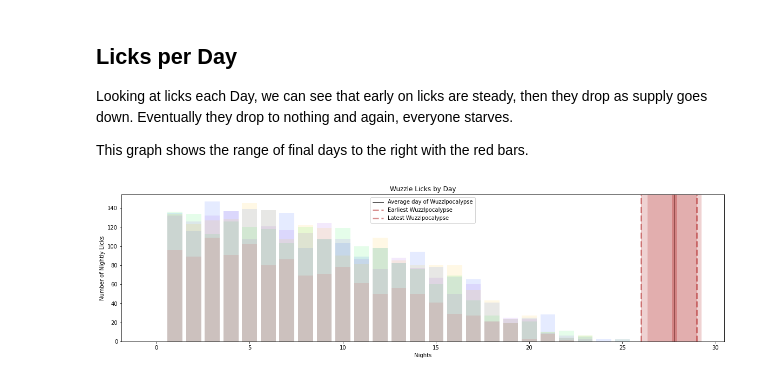
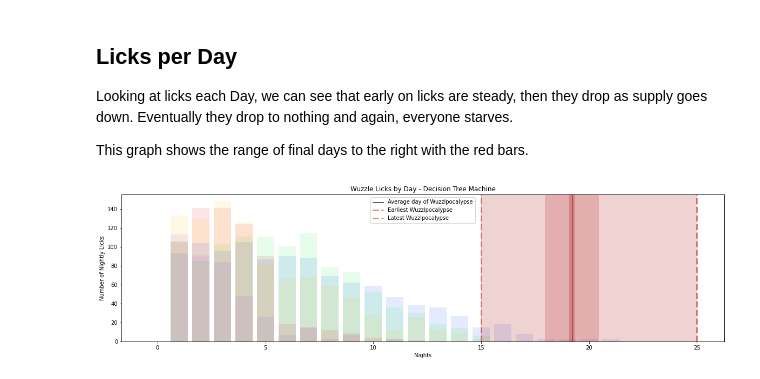
Before and after one commit to pcgentry/candy_machine, a Jupyter notebook: simulation_2_dt.ipynb, the cells around one changed output. Saved outputs shown, nothing was run; the diff lists cells and outputs as text; code cells hidden in the pictures.

```diff
--- a/simulation_2_dt.ipynb
+++ b/simulation_2_dt.ipynb
@@ -3,6 +3,8 @@
 
 ### Explore a Wuzzle simulation
 # %%
+from os import path
+
 import pandas as pd
 import numpy as np
 import graphviz
@@ -12,7 +14,12 @@ plt.style.use('seaborn-bright')
 from scipy.stats import norm
 from src.simulation import Simulation
 
-s = Simulation()
+if path.exists("models/decision_tree.joblib"):
+    os.remove("models/decision_tree.joblib")
+
+strategy_human = "Decision Tree Machine"
+strategy = "decision_tree"
+s = Simulation(strategy=strategy)
 
 num_simulations = 5
 image_prefix = "images/dt_"
@@ -20,7 +27,7 @@ image_prefix = "images/dt_"
 simulations = []
 
 for i in range(num_simulations):
-    simulations.append(Simulation(strategy="decision_tree"))
+    simulations.append(Simulation(strategy=strategy))
 
 nights_df = pd.DataFrame(s.nightly_stats)
 # %% [markdown]
@@ -217,27 +227,27 @@ This graph shows the range of final days to the right with the red bars.
 # %%
 plt.figure(figsize=(20, 5))
 
 for sim in simulations:
     nights_df = pd.DataFrame(sim.nightly_stats)
     support = list(range(len(nights_df)))
 
     plt.bar(height=nights_df['nightly_lick_counter'], x=support, alpha=.1)
 
 # plt.vlines(global_nights_mean)
 plt.axvline(global_nights_mean, color="black", linewidth=1, alpha=1, label="Average day of Wuzzlpocalypse")
 plt.axvline(global_nights_mean, color="firebrick", linewidth=10, alpha=.3)
 plt.axvline(global_nights_mean, color="firebrick", linewidth=100, alpha=.2)
 plt.axvline(global_nights_min, linestyle ="--", color="firebrick", linewidth=3, alpha=.5, label="Earliest Wuzzlpocalypse")
 plt.axvline(global_nights_max, linestyle ="--", color="firebrick", linewidth=3, alpha=.5, label="Latest Wuzzlpocalypse")
 plt.axvspan(global_nights_min, global_nights_max, alpha=0.2, color='firebrick')
 
 
-plt.ylabel('Number of Nightly Licks')
+plt.title(f"Wuzzle Licks by Day - {strategy_human}")
+plt.ylabel(f"Number of Nightly Licks")
 plt.xlabel('Nights')
-plt.title('Wuzzle Licks by Day')
 
 plt.legend()
 plt.savefig(f"{ image_prefix }nightly_licks.png");
 plt.show();
 # %% [output]
-[figure, old version]
+[figure, new version]
```
Also changed, not shown: parts of 8 cells of this notebook, 19 other files.
